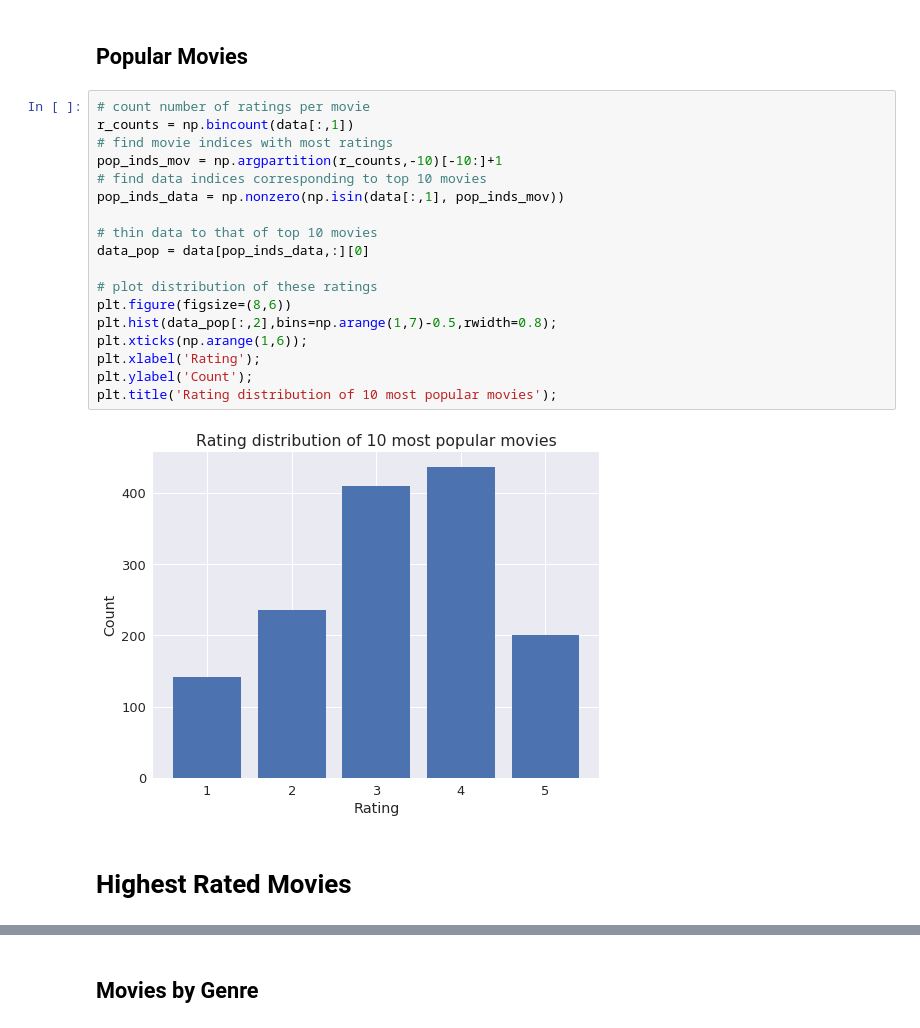
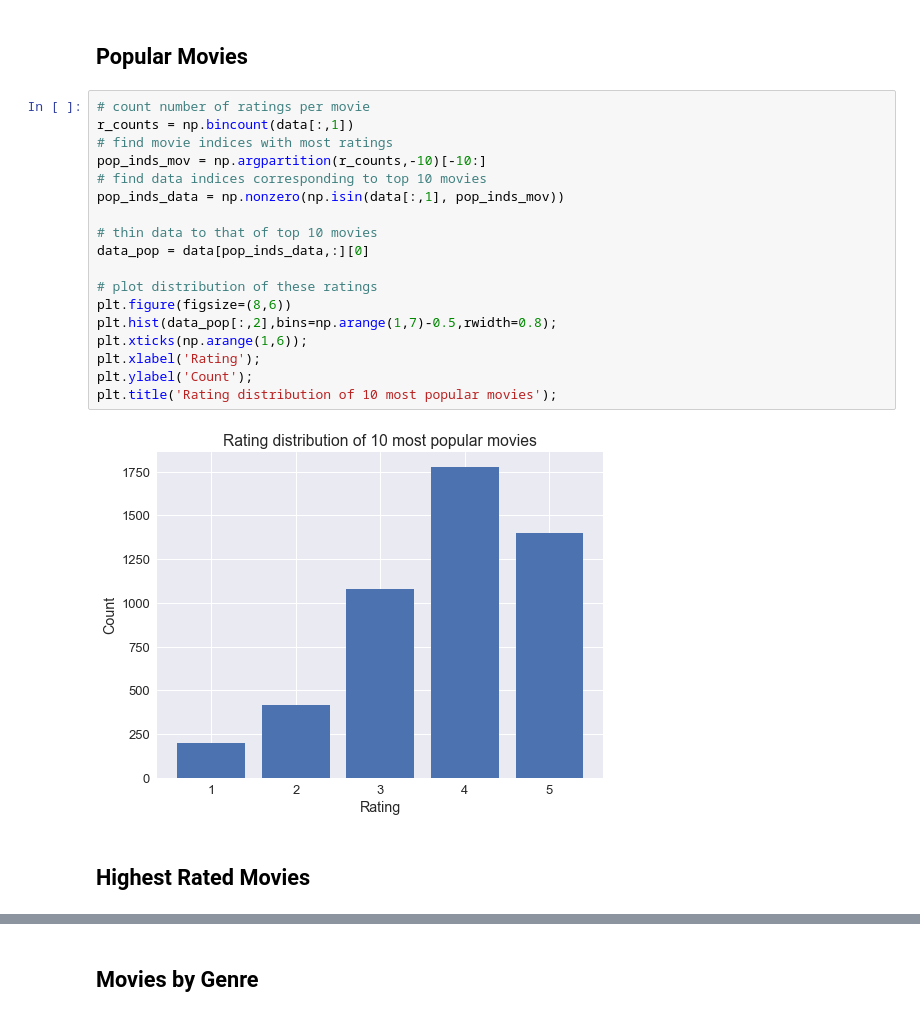
Before and after one commit to vlchen888/cs155-miniproject2, a Jupyter notebook: src/project2.ipynb, the cells around one changed output, grey strips where cells are left out. Drawn from its saved outputs; the diff is of its cells as text.

```diff
--- a/src/project2.ipynb
+++ b/src/project2.ipynb
@@ -35,25 +48,25 @@ plt.title('Rating distribution of all movies');
 # %%
 # count number of ratings per movie
 r_counts = np.bincount(data[:,1])
 # find movie indices with most ratings
-pop_inds_mov = np.argpartition(r_counts,-10)[-10:]+1
+pop_inds_mov = np.argpartition(r_counts,-10)[-10:]
 # find data indices corresponding to top 10 movies
 pop_inds_data = np.nonzero(np.isin(data[:,1], pop_inds_mov))
 
 # thin data to that of top 10 movies
 data_pop = data[pop_inds_data,:][0]
 
 # plot distribution of these ratings
 plt.figure(figsize=(8,6))
 plt.hist(data_pop[:,2],bins=np.arange(1,7)-0.5,rwidth=0.8);
 plt.xticks(np.arange(1,6));
 plt.xlabel('Rating');
 plt.ylabel('Count');
 plt.title('Rating distribution of 10 most popular movies');
 # %% [output]
-[figure, old version]
+[figure, new version]
 # %% [markdown]
-# Highest Rated Movies
+## Highest Rated Movies
 # %%
 thresh = {0,2,4,6,8,10}
 for t in thresh:
```
Also changed, not shown: parts of 10 cells of this notebook.
